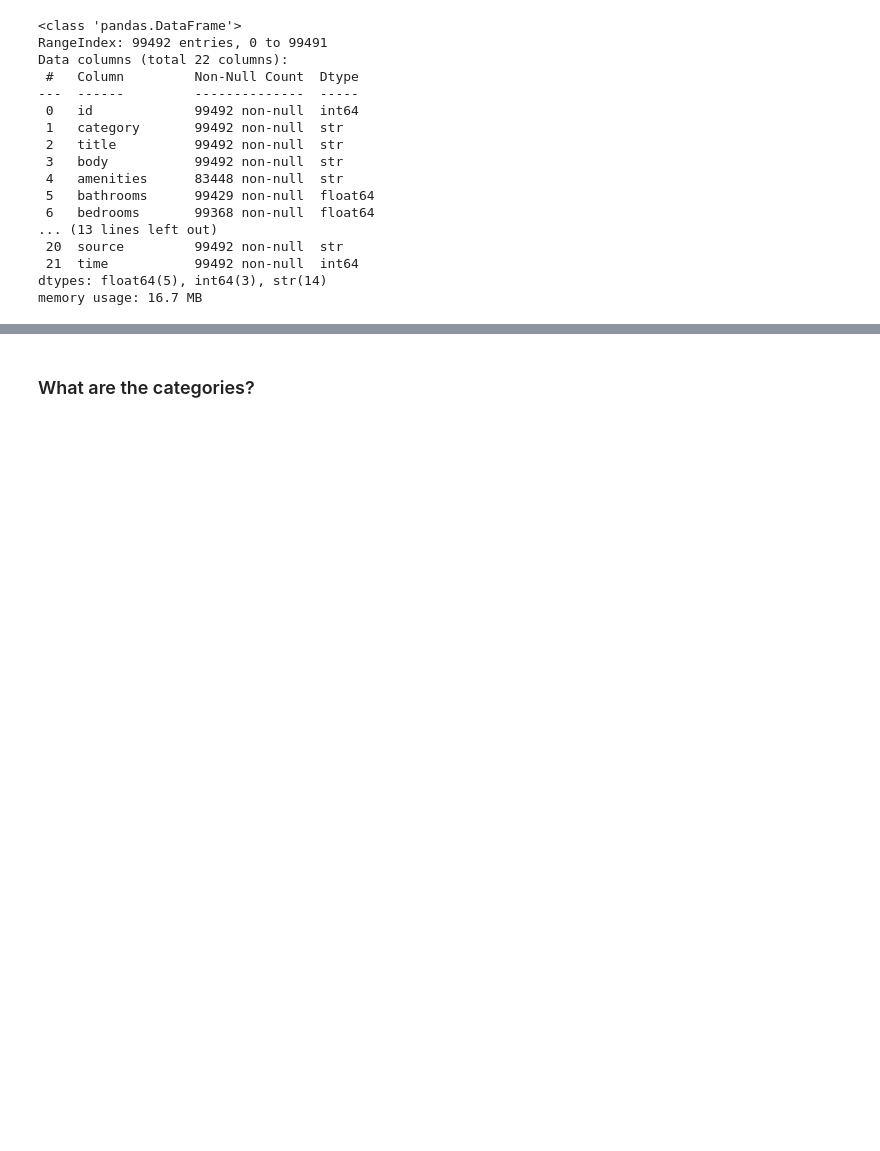
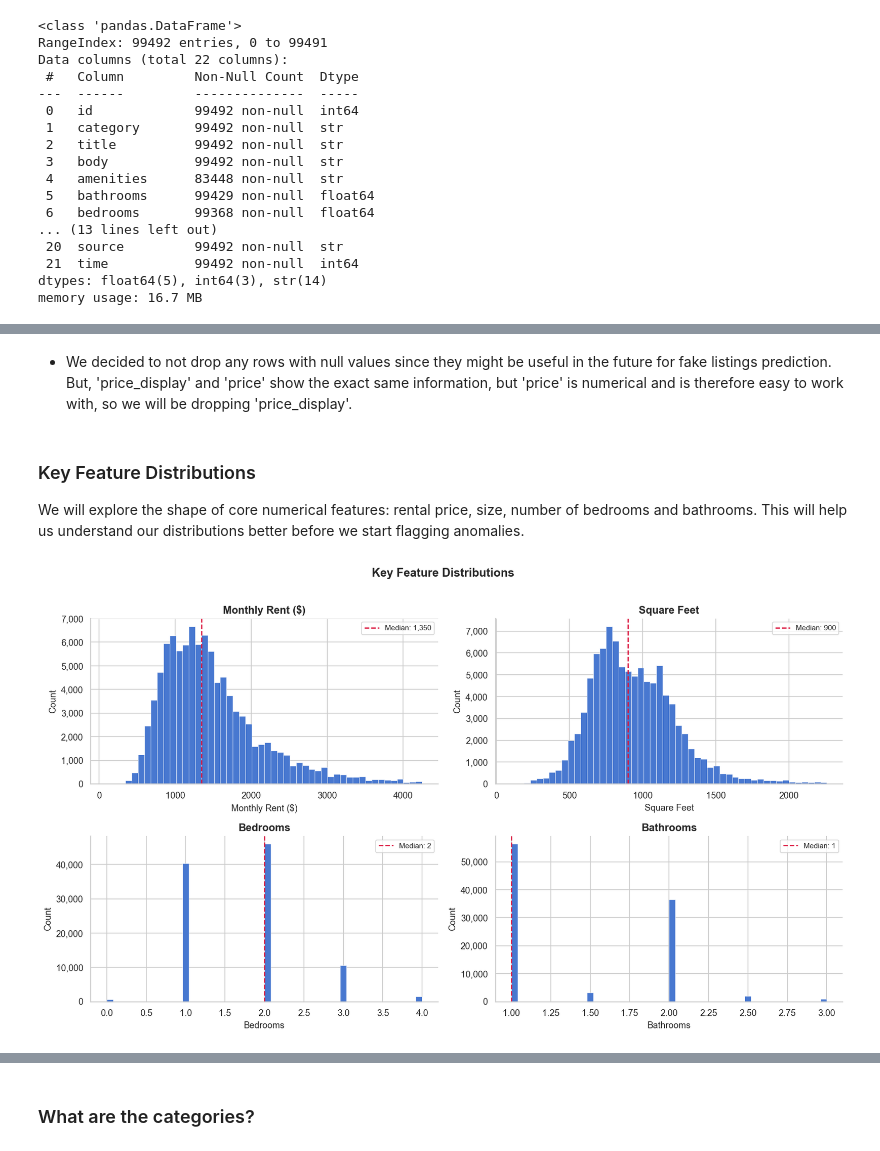
Before and after one commit to Dressi123/FakeOut, a Jupyter notebook: ML_Final_Project.ipynb, the cells around one changed output, grey strips where cells are left out. Cells and saved outputs as stored; diff of their text form; code cells hidden in the pictures; blank space fills up the shorter version.

```diff
--- a/ML_Final_Project.ipynb
+++ b/ML_Final_Project.ipynb
@@ -59,3 +87,40 @@ df.head(1)
 # %% [output]
 |  | id | category | title | body | amenities | bathrooms | bedrooms | currency | fee | has_photo | ... |
 | 0 | 5668640009 | housing/rent/apartment | One BR 507 & 509 Esplanade | This unit is located at 507 & 509... | NaN | 1.0 | 1.0 | USD | No | Thumbnail | ... |
+# %% [markdown]
+- We decided to not drop any rows with null values since they might be useful in the future for fake listings prediction. But, 'price_display' and 'price' show the exact same information, but 'price' is numerical and is therefore easy to work with, so we will be dropping 'price_display'.
+# %% [markdown]
+### Key Feature Distributions
+
+We will explore the shape of core numerical features: rental price, size, number of bedrooms and bathrooms. This will help us  understand our distributions better before we start flagging anomalies.
+# %%
+fig, axes = plt.subplots(2, 2, figsize=(14, 8))
+fig.suptitle('Key Feature Distributions', fontweight='bold', y=1.01)
+
+features = [
+    ('price',       'Monthly Rent ($)'),
+    ('square_feet', 'Square Feet'),
+    ('bedrooms',    'Bedrooms'),
+    ('bathrooms',   'Bathrooms'),
+]
+
+for ax, (col, label) in zip(axes.flat, features):
+    data = df[col].dropna()
+    upper = data.quantile(0.99) # Clip at 99th percentile to reduce outlier impact
+    data_clipped = data[data <= upper]
+    ax.hist(data_clipped, bins=50, color=sns.color_palette('muted')[0],
+            edgecolor='white', linewidth=0.4)
+    median_val = data.median()
+    ax.axvline(median_val, color='crimson', linestyle='--', linewidth=1.5,
+               label=f'Median: {median_val:,.0f}')
+    ax.set_title(label, fontweight='semibold')
+    ax.set_xlabel(label)
+    ax.set_ylabel('Count')
+    ax.yaxis.set_major_formatter(mticker.FuncFormatter(lambda x, _: f'{int(x):,}'))
+    ax.legend(fontsize=9)
+    sns.despine(ax=ax)
+
+plt.tight_layout()
+plt.show()
+# %% [output]
+[figure, added]
```
Also changed, not shown: parts of 32 cells of this notebook.
